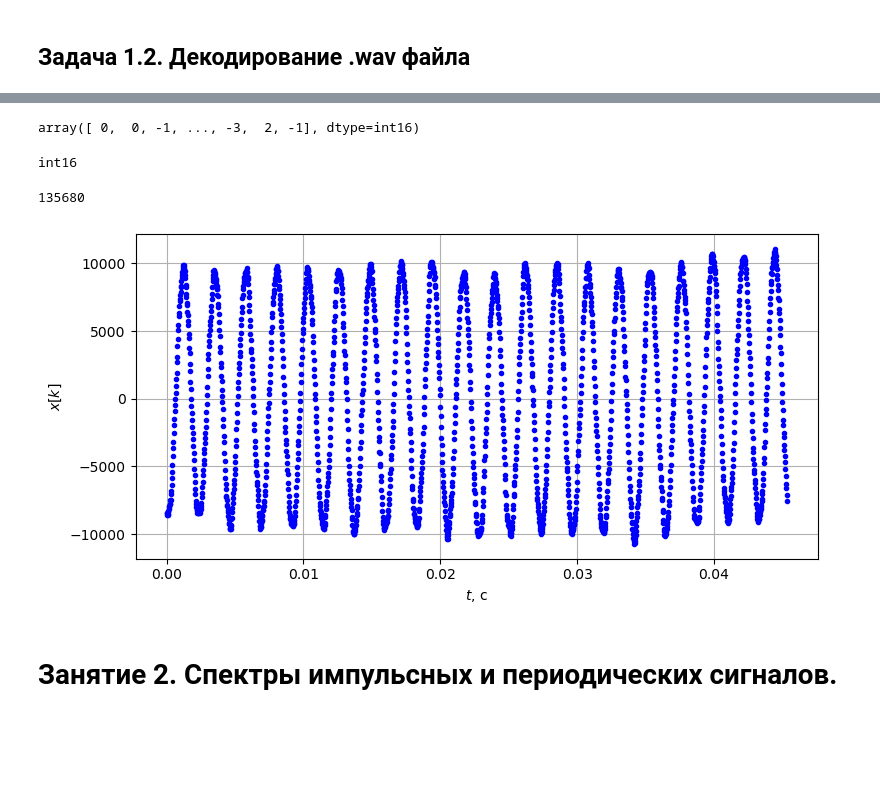
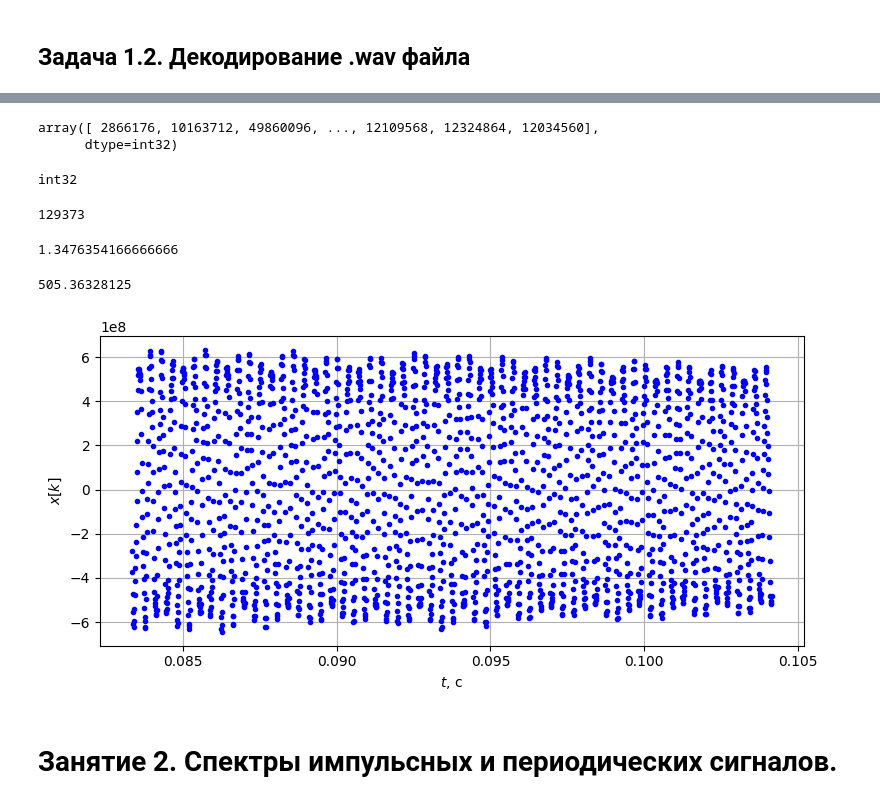
Before and after one commit to Amlola/RadiophysicalLabs, a Jupyter notebook: Lab1/Lab1_task_ChursinV_var3.ipynb, the cells around one changed output, grey strips where cells are left out. Drawn from its saved outputs; the diff is of its cells as text; code cells hidden in the pictures; blank space fills up the shorter version.

```diff
--- a/Lab1/Lab1_task_ChursinV_var3.ipynb
+++ b/Lab1/Lab1_task_ChursinV_var3.ipynb
@@ -346,7 +359,7 @@ Audio('tuning-fork.wav')
 # %% [output]
 [interactive output not drawn]
 # %%
-fs, x = scipy.io.wavfile.read('tuning-fork.wav') # чтение аудиофайла
+fs, x = scipy.io.wavfile.read('glockenspiel.wav') # чтение аудиофайла
 # %%
 fs     #частота дискретизации в Гц
 # %% [output]
@@ -354,28 +371,37 @@ fs     #частота дискретизации в Гц
 # %%
 x      #массив значений x[k]
 # %% [output]
-array([ 0,  0, -1, ..., -3,  2, -1], dtype=int16)
+array([ 2866176, 10163712, 49860096, ..., 12109568, 12324864, 12034560],
+      dtype=int32)
 # %%
 print(x.dtype) #тип данных для значений x[k]
 # %% [output]
-int16
+int32
 # %%
 x.size #размер массива
 # %% [output]
-135680
+129373
+# %%
+x.size / fs
+# %% [output]
+1.3476354166666666
+# %%
+x.size * 4 / 2**10
+# %% [output]
+505.36328125
 # %%
 x1=x[8000:10000]                     # выбор наблюдаемого диапазона
 k=np.arange(x1.size)               # отсчеты по времени
 # Построение графиков
 plt.figure(figsize=[8, 4])         # создание полотна размером шириной 8 X 4 дюйма
-plt.plot(k/fs, x1, 'b.')           # построение графика цифрового сигнала точками точками
+plt.plot(k / fs  + np.array([8000 / fs for i in range(len(x1))]), x1, 'b.') # построение графика цифрового сигнала точками
 plt.grid()
 plt.xlabel("$t$, c")
 plt.ylabel("$x[k]$")
 plt.tight_layout()
 plt.show()
 # %% [output]
-[figure, old version]
+[figure, new version]
 # %% [markdown]
 # Занятие 2. Спектры импульсных и периодических сигналов.
 # %% [markdown]
```
Also changed, not shown: parts of 22 cells of this notebook.
